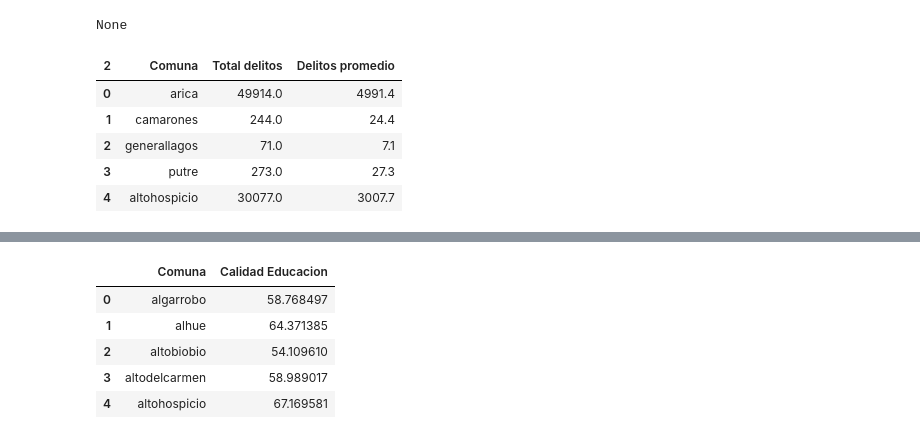
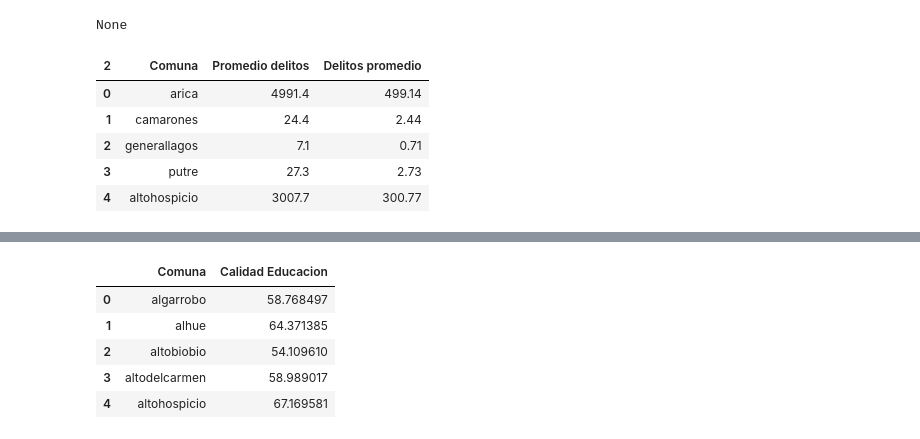
Before and after one commit to 08benja08p/Grupo-8-CDD, a Jupyter notebook: Proyecto/Proyecto_CDD.ipynb, the cells around one changed output, grey strips where cells are left out. Saved outputs shown, nothing was run; the diff lists cells and outputs as text; code cells hidden in the pictures.

```diff
--- a/Proyecto/Proyecto_CDD.ipynb
+++ b/Proyecto/Proyecto_CDD.ipynb
@@ -205,18 +207,18 @@ memory usage: 29.9+ KB
 None
 # %%
 #Definición de nuevas columnas
-data_total_dmcs['Total delitos'] = data_total_dmcs.sum(axis = 1, numeric_only = True)
-data_total_dmcs['Delitos promedio'] = data_total_dmcs['Total delitos'] / len(range(2011, 2021))
+data_total_dmcs['Promedio delitos'] = data_total_dmcs.mean(axis = 1, numeric_only = True)
+data_total_dmcs['Delitos promedio'] = data_total_dmcs['Promedio delitos'] / len(range(2011, 2021))
 #Restricción a las columnas necesarias
-data_total_dmcs = data_total_dmcs[['Comuna', 'Total delitos', 'Delitos promedio']]
+data_total_dmcs = data_total_dmcs[['Comuna', 'Promedio delitos', 'Delitos promedio']]
 data_total_dmcs.head()
 # %% [output]
-| 2 | Comuna | Total delitos | Delitos promedio |
-| 0 | arica | 49914.0 | 4991.4 |
-| 1 | camarones | 244.0 | 24.4 |
-| 2 | generallagos | 71.0 | 7.1 |
-| 3 | putre | 273.0 | 27.3 |
-| 4 | altohospicio | 30077.0 | 3007.7 |
+| 2 | Comuna | Promedio delitos | Delitos promedio |
+| 0 | arica | 4991.4 | 499.14 |
+| 1 | camarones | 24.4 | 2.44 |
+| 2 | generallagos | 7.1 | 0.71 |
+| 3 | putre | 27.3 | 2.73 |
+| 4 | altohospicio | 3007.7 | 300.77 |
 # %%
 #Conjunto de datos II: Calidad de la educación
 display(data_educacion.head())
```
Also changed, not shown: parts of 16 cells of this notebook.
